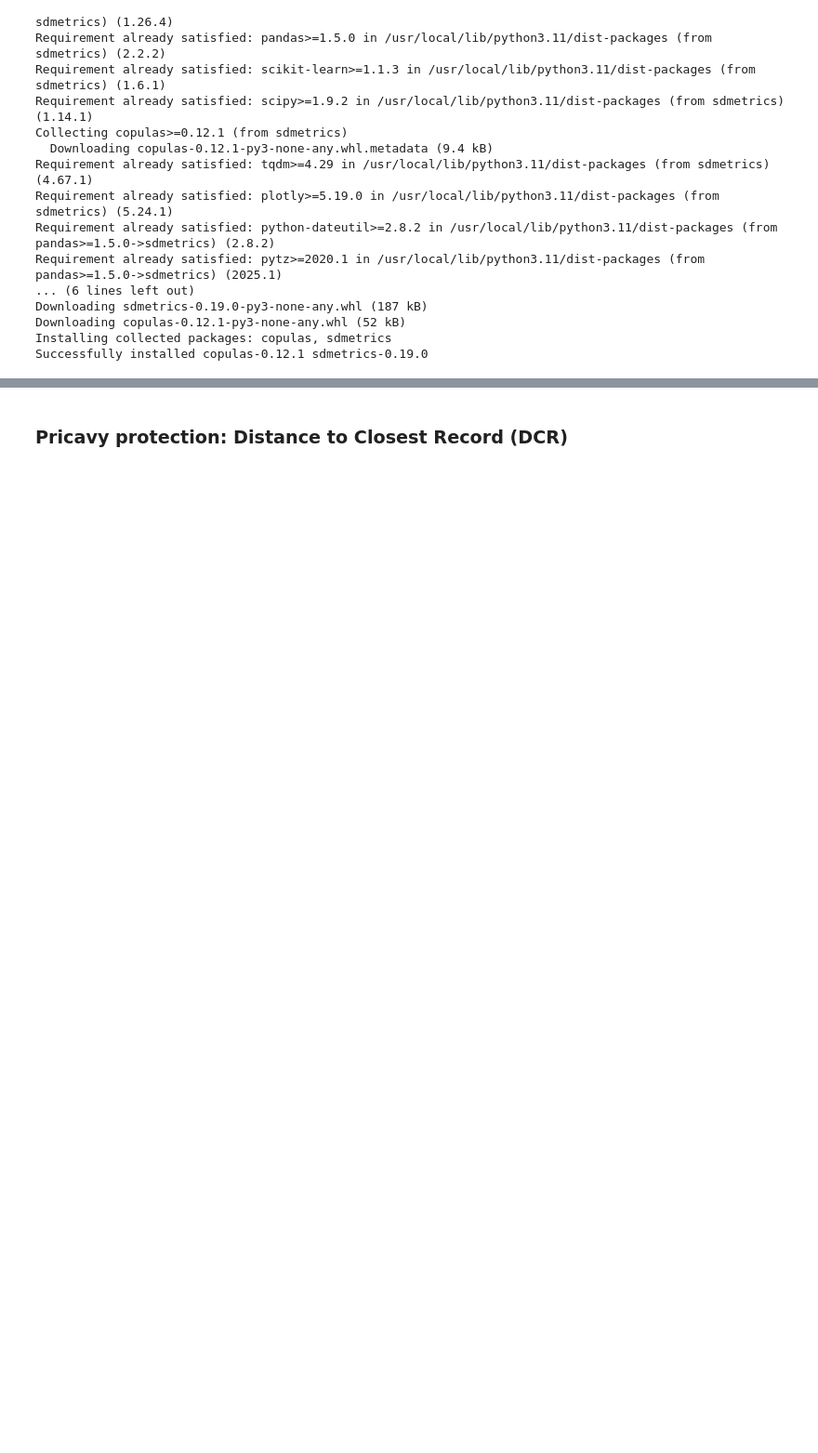
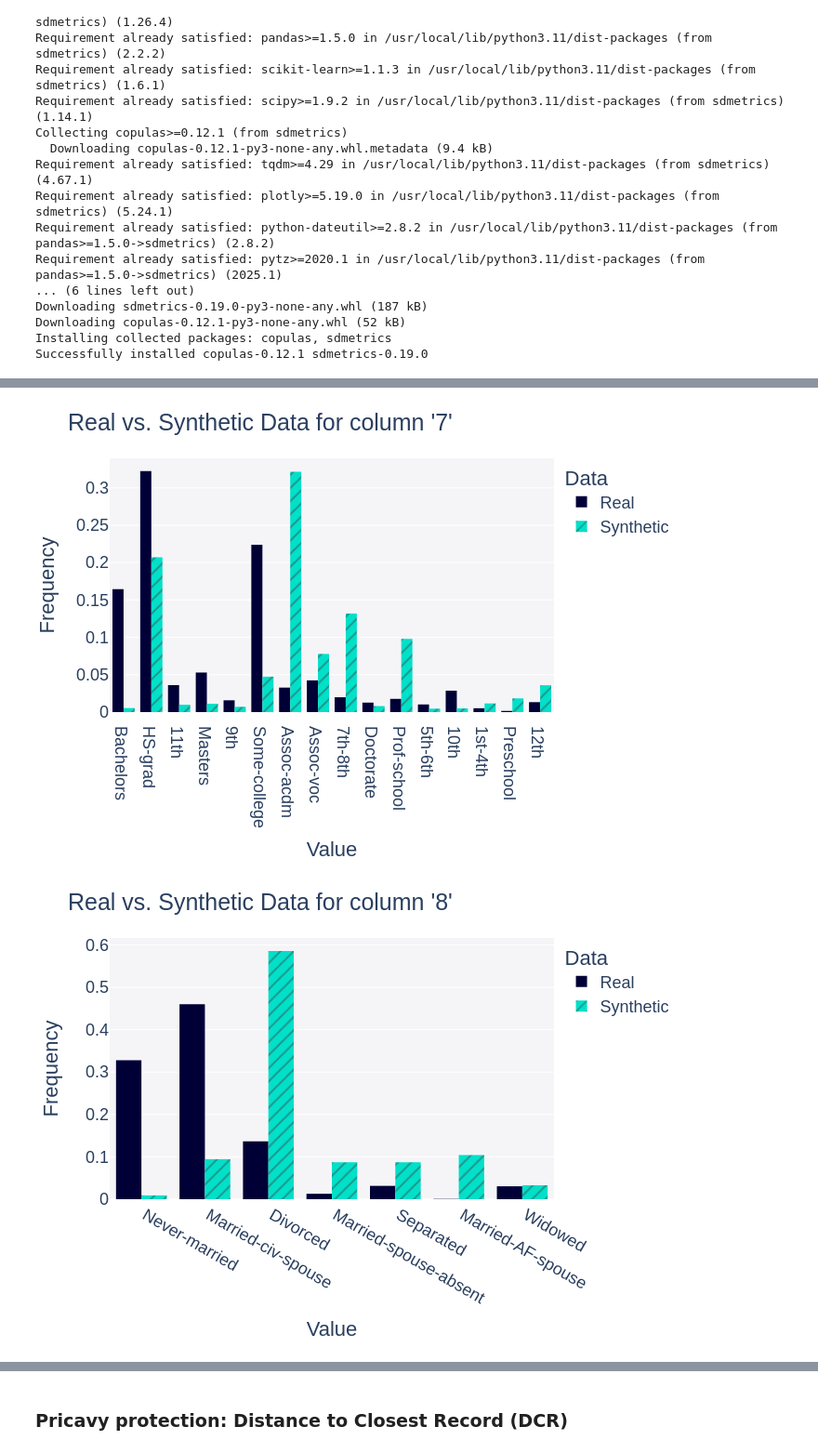
Before and after one commit to hushchyn-mikhail/tabular_data_generation, a Jupyter notebook: notebooks/TabSyn/TabSyn.ipynb, the cells around one changed output, grey strips where cells are left out. Shown at 93% size. Drawn from its saved outputs; the diff is of its cells as text; code cells hidden in the pictures; blank space fills up the shorter version.

```diff
--- a/notebooks/TabSyn/TabSyn.ipynb
+++ b/notebooks/TabSyn/TabSyn.ipynb
@@ -378,0 +446,13 @@ for i in range(0, 6):
+# %%
+for i in range(7, 15):
+    fig = get_column_plot(
+        real_data=new_real_data,
+        synthetic_data=new_syn_data,
+        column_name= i,
+        plot_type='bar'
+    )
+
+    fig.show(renderer = 'png')
+# %% [output]
+[figure, added]
+[figure, added]
```
Also changed, not shown: parts of 20 cells of this notebook.
